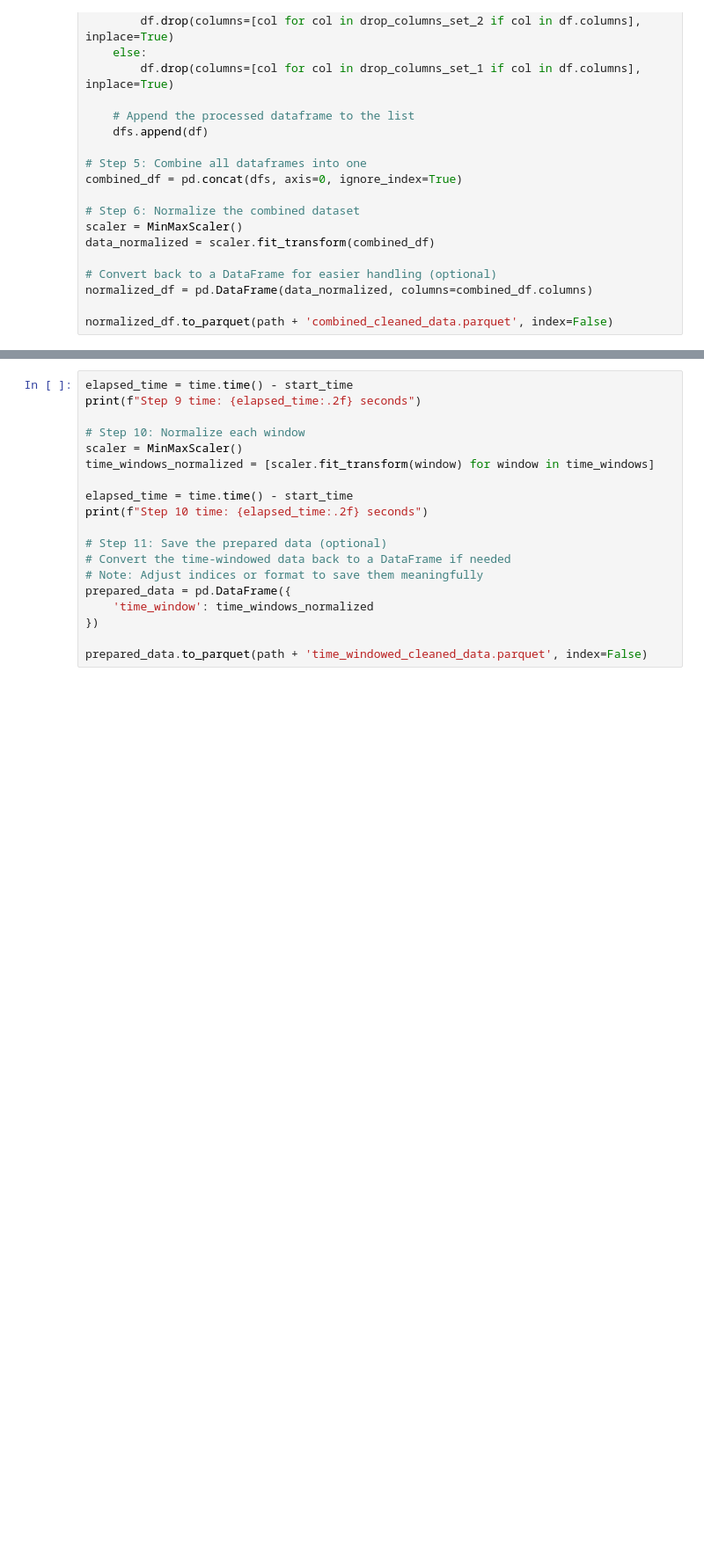
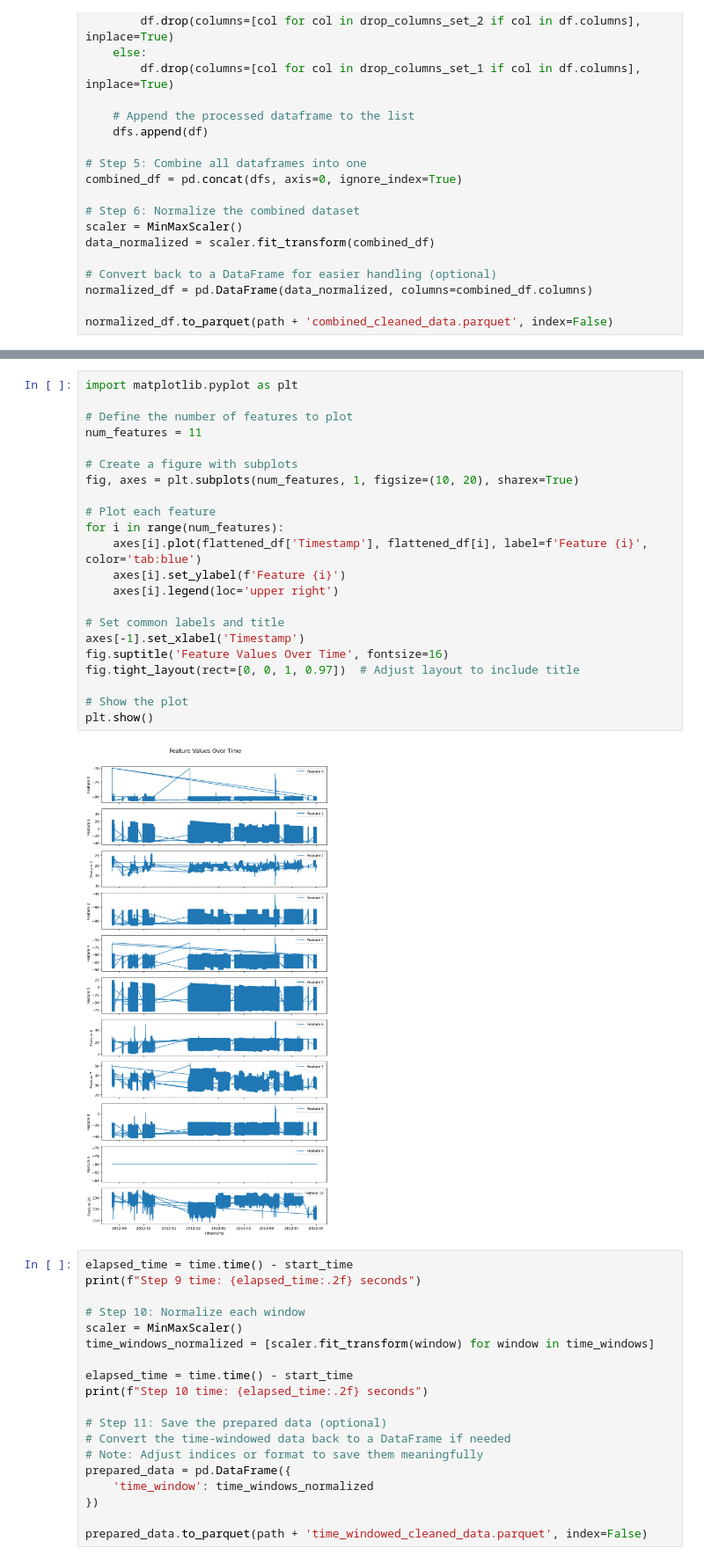
Before and after one commit to muhammadhussain-ops/DeepLearningProject, a Jupyter notebook: BuildTrainset.ipynb, the cells around one changed output, grey strips where cells are left out. Shown at 88% size. Drawn from its saved outputs; the diff is of its cells as text; blank space fills up the shorter version.

```diff
--- a/BuildTrainset.ipynb
+++ b/BuildTrainset.ipynb
@@ -161,3 +199,27 @@ flattened_df.to_csv('flattened_time_windows.csv', index=False)
+# %%
+import matplotlib.pyplot as plt
+
+# Define the number of features to plot
+num_features = 11
+
+# Create a figure with subplots
+fig, axes = plt.subplots(num_features, 1, figsize=(10, 20), sharex=True)
+
+# Plot each feature
+for i in range(num_features):
+    axes[i].plot(flattened_df['Timestamp'], flattened_df[i], label=f'Feature {i}', color='tab:blue')
+    axes[i].set_ylabel(f'Feature {i}')
+    axes[i].legend(loc='upper right')
+
+# Set common labels and title
+axes[-1].set_xlabel('Timestamp')
+fig.suptitle('Feature Values Over Time', fontsize=16)
+fig.tight_layout(rect=[0, 0, 1, 0.97])  # Adjust layout to include title
+
+# Show the plot
+plt.show()
+# %% [output]
+[figure, added]
 # %%
 elapsed_time = time.time() - start_time
 print(f"Step 9 time: {elapsed_time:.2f} seconds")
```
Also changed, not shown: parts of 6 cells of this notebook, 1 other file.
